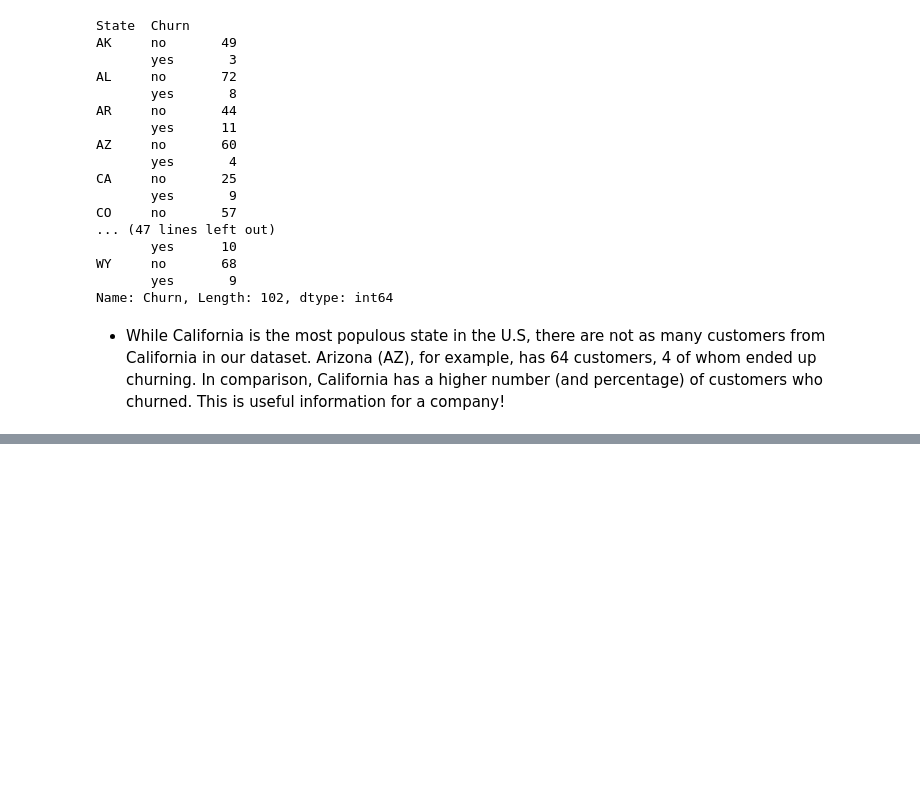
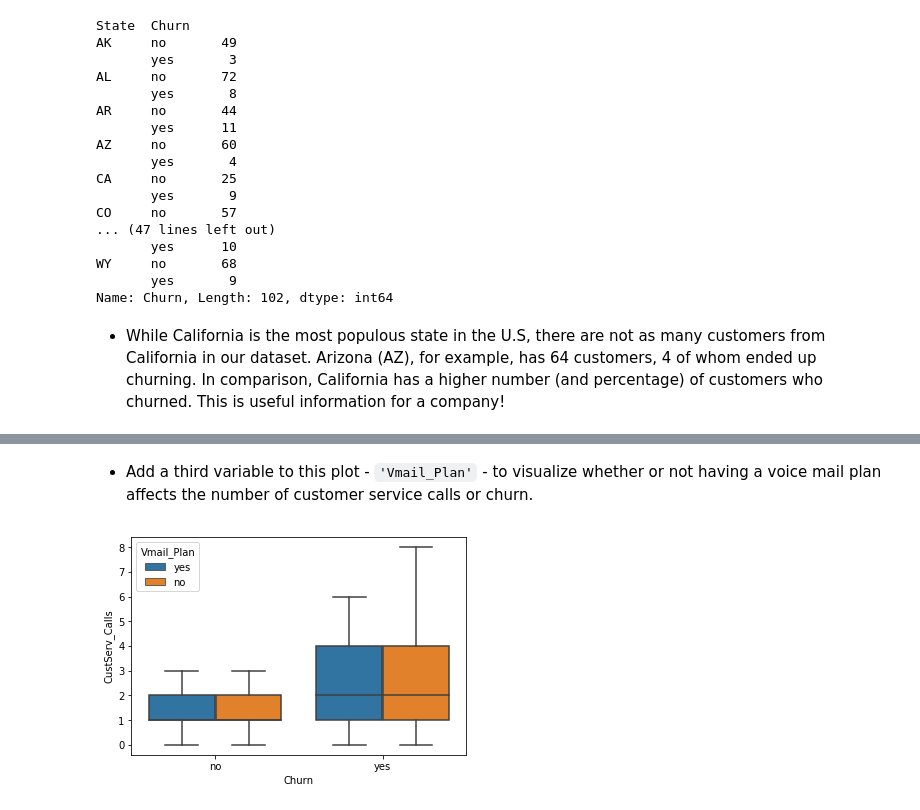
Before and after one commit to naikshubham/Predicting-Customer-Churn-, a Jupyter notebook: Customer Churn Prediction.ipynb, the cells around one changed output, grey strips where cells are left out. Saved outputs shown, nothing was run; the diff lists cells and outputs as text; code cells hidden in the pictures; blank space fills up the shorter version.

```diff
--- a/Customer Churn Prediction.ipynb
+++ b/Customer Churn Prediction.ipynb
@@ -73,0 +131,14 @@ Name: Churn, Length: 102, dtype: int64
+# %% [markdown]
+- Add a third variable to this plot - `'Vmail_Plan'` - to visualize whether or not having a voice mail plan affects the number of customer service calls or churn.
+# %%
+# Add "Vmail_Plan" as a third variable
+sns.boxplot(x = 'Churn',
+            y = 'CustServ_Calls',
+            data = telco,
+            sym = "",
+            hue = "Vmail_Plan")
+
+# Display the plot
+plt.show()
+# %% [output]
+[figure, added]
```
Also changed, not shown: parts of 11 cells of this notebook.
